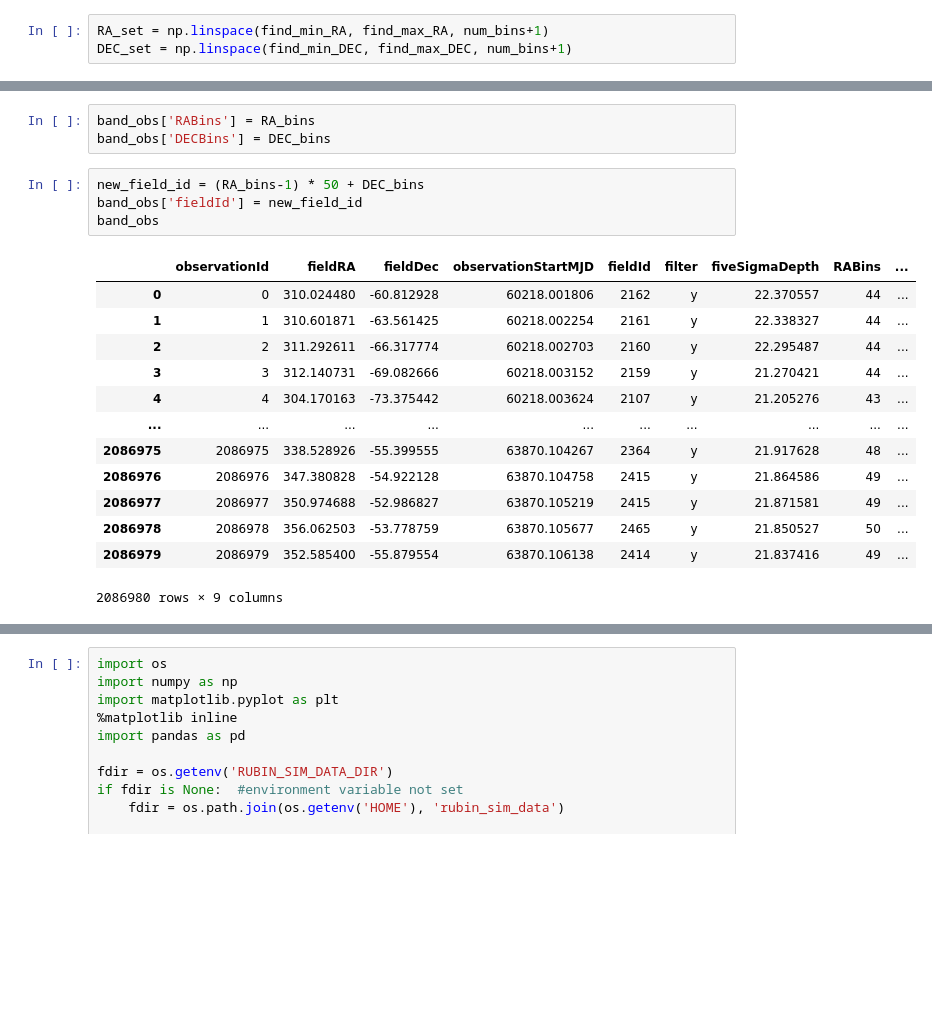
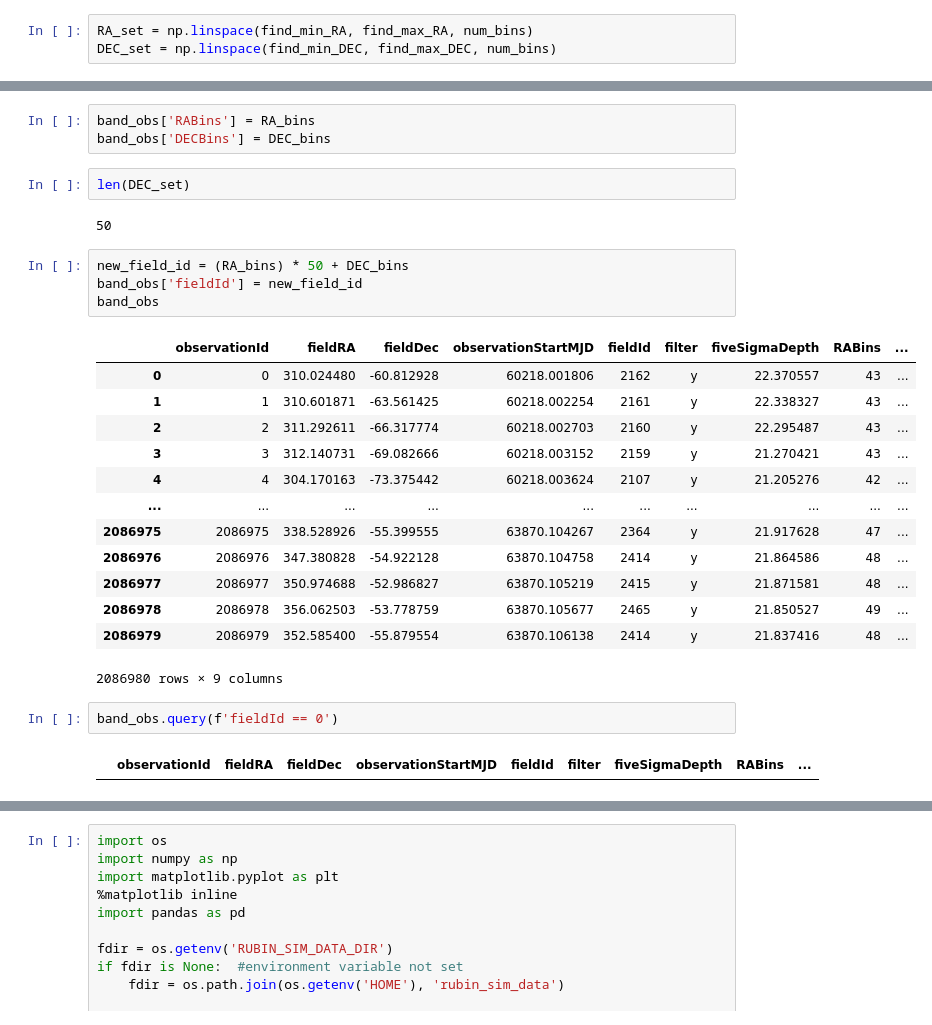
Before and after one commit to dirac-institute/uw-premap-2022-photoz, a Jupyter notebook: magnitudes.ipynb, the cells around one changed output, grey strips where cells are left out. Drawn from its saved outputs; the diff is of its cells as text; blank space fills up the shorter version.

```diff
--- a/magnitudes.ipynb
+++ b/magnitudes.ipynb
@@ -76,5 +76,5 @@ find_max_DEC = np.max(band_obs['fieldDec'])
 find_min_DEC = np.min(band_obs['fieldDec'])
 num_bins = 50
 # %%
-RA_set = np.linspace(find_min_RA, find_max_RA, num_bins+1)
-DEC_set = np.linspace(find_min_DEC, find_max_DEC, num_bins+1)
+RA_set = np.linspace(find_min_RA, find_max_RA, num_bins)
+DEC_set = np.linspace(find_min_DEC, find_max_DEC, num_bins)
@@ -91,22 +119,30 @@ array([12, 11, 10, ..., 15, 15, 14])
 # %%
 band_obs['RABins'] = RA_bins
 band_obs['DECBins'] = DEC_bins
+# %%
+len(DEC_set)
+# %% [output]
+50
 # %%
-new_field_id = (RA_bins-1) * 50 + DEC_bins
+new_field_id = (RA_bins) * 50 + DEC_bins
 band_obs['fieldId'] = new_field_id
 band_obs
 # %% [output]
 |  | observationId | fieldRA | fieldDec | observationStartMJD | fieldId | filter | fiveSigmaDepth | RABins | ... |
-| 0 | 0 | 310.024480 | -60.812928 | 60218.001806 | 2162 | y | 22.370557 | 44 | ... |
-| 1 | 1 | 310.601871 | -63.561425 | 60218.002254 | 2161 | y | 22.338327 | 44 | ... |
-| 2 | 2 | 311.292611 | -66.317774 | 60218.002703 | 2160 | y | 22.295487 | 44 | ... |
-| 3 | 3 | 312.140731 | -69.082666 | 60218.003152 | 2159 | y | 21.270421 | 44 | ... |
-| 4 | 4 | 304.170163 | -73.375442 | 60218.003624 | 2107 | y | 21.205276 | 43 | ... |
+| 0 | 0 | 310.024480 | -60.812928 | 60218.001806 | 2162 | y | 22.370557 | 43 | ... |
+| 1 | 1 | 310.601871 | -63.561425 | 60218.002254 | 2161 | y | 22.338327 | 43 | ... |
+| 2 | 2 | 311.292611 | -66.317774 | 60218.002703 | 2160 | y | 22.295487 | 43 | ... |
+| 3 | 3 | 312.140731 | -69.082666 | 60218.003152 | 2159 | y | 21.270421 | 43 | ... |
+| 4 | 4 | 304.170163 | -73.375442 | 60218.003624 | 2107 | y | 21.205276 | 42 | ... |
 | ... | ... | ... | ... | ... | ... | ... | ... | ... | ... |
-| 2086975 | 2086975 | 338.528926 | -55.399555 | 63870.104267 | 2364 | y | 21.917628 | 48 | ... |
-| 2086976 | 2086976 | 347.380828 | -54.922128 | 63870.104758 | 2415 | y | 21.864586 | 49 | ... |
-| 2086977 | 2086977 | 350.974688 | -52.986827 | 63870.105219 | 2415 | y | 21.871581 | 49 | ... |
-| 2086978 | 2086978 | 356.062503 | -53.778759 | 63870.105677 | 2465 | y | 21.850527 | 50 | ... |
-| 2086979 | 2086979 | 352.585400 | -55.879554 | 63870.106138 | 2414 | y | 21.837416 | 49 | ... |
+| 2086975 | 2086975 | 338.528926 | -55.399555 | 63870.104267 | 2364 | y | 21.917628 | 47 | ... |
+| 2086976 | 2086976 | 347.380828 | -54.922128 | 63870.104758 | 2414 | y | 21.864586 | 48 | ... |
+| 2086977 | 2086977 | 350.974688 | -52.986827 | 63870.105219 | 2415 | y | 21.871581 | 48 | ... |
+| 2086978 | 2086978 | 356.062503 | -53.778759 | 63870.105677 | 2465 | y | 21.850527 | 49 | ... |
+| 2086979 | 2086979 | 352.585400 | -55.879554 | 63870.106138 | 2414 | y | 21.837416 | 48 | ... |
 2086980 rows × 9 columns
+# %%
+band_obs.query(f'fieldId == 0')
+# %% [output]
+|  | observationId | fieldRA | fieldDec | observationStartMJD | fieldId | filter | fiveSigmaDepth | RABins | ... |
 # %%
```
Also changed, not shown: parts of 30 cells of this notebook.
